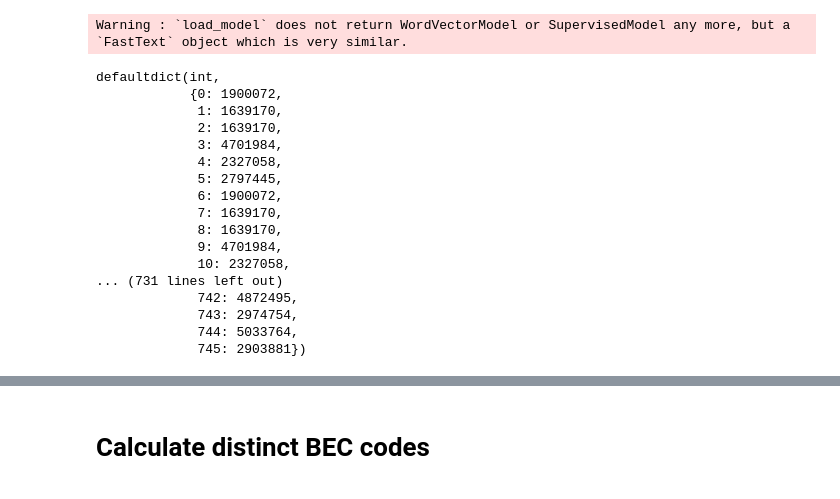
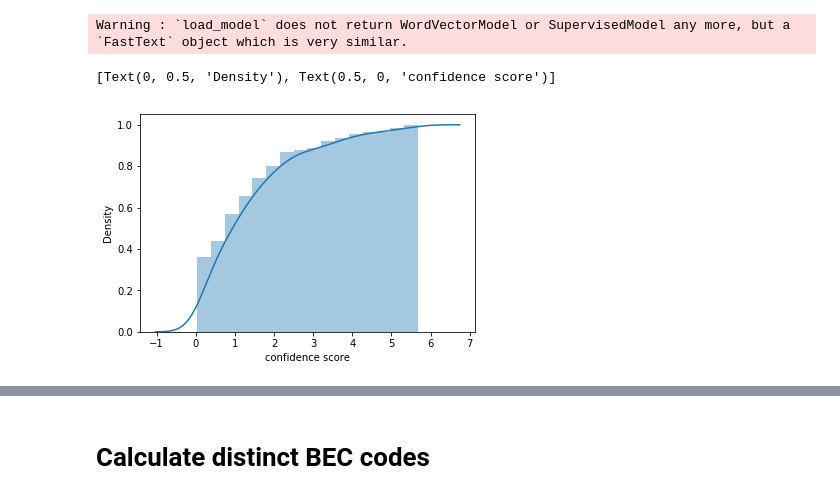
Before and after one commit to xc2450/matching_products, a Jupyter notebook: matching.ipynb, the cells around one changed output, grey strips where cells are left out. Cells and saved outputs as stored; diff of their text form; code cells hidden in the pictures.

Commit message:
added matching algorithm

```diff
--- a/matching.ipynb
+++ b/matching.ipynb
@@ -108,31 +110,49 @@ def match_BEC(s,l):
     for bec in l:
         temp = [i for i in bec[1] if i not in stopwords]
         scores[bec[0]] = jaccard(s,temp)
-    return max(scores.items(), key=operator.itemgetter(1))[0]
-
+    sorted_dict = sorted(scores.items(), key=operator.itemgetter(1))
+    if len(sorted_dict) > 1 and sorted_dict[-2][1] != 0:
+        conf_score = (sorted_dict[-1][1]-sorted_dict[-2][1])/sorted_dict[-2][1]
+    elif len(sorted_dict) > 1 and sorted_dict[-2][1] == 0 and sorted_dict[-1][1] != 0:
+        conf_score = 1000
+    elif len(sorted_dict) > 1 and sorted_dict[-2][1] == 0 and sorted_dict[-1][1] == 0:
+        conf_score = 0
+    else:
+        conf_score = np.nan
+    return max(scores.items(), key=operator.itemgetter(1))[0], conf_score
 match_dict = defaultdict(int)
+conf_scores = defaultdict(float)
 for index,row in sample.iterrows():
     descr = row['descr_prod'].split()
     unit = row['unid_comercial'].split()
     s = descr+unit
-    match_dict[index] = match_BEC(s,cod_dict[row['CODIGOLICITACAO']])
+    match_dict[index],conf_scores[index] = match_BEC(s,cod_dict[row['CODIGOLICITACAO']])
-# %%
-match_dict
-# %% [output]
-defaultdict(int,
-            {0: 1900072,
-             1: 1639170,
-             2: 1639170,
-             3: 4701984,
-             4: 2327058,
-             5: 2797445,
-             6: 1900072,
-             7: 1639170,
-             8: 1639170,
-             9: 4701984,
-             10: 2327058,
-... (731 lines left out)
-             742: 4872495,
-             743: 2974754,
-             744: 5033764,
-             745: 2903881})
+# %%
+count_nan = 0
+count_max = 0
+count_0 = 0
+other_scores = []
+for i in conf_scores.values():
+    if math.isnan(i):
+        count_nan+=1
+    elif i==1000:
+        count_max+=1
+    elif i==0:
+        count_0+=1
+    else:
+        other_scores.append(i)
+# %%
+import numpy as np
+import pandas as pd
+import seaborn as sns
+import matplotlib.pyplot as plt
+
+# ax = sns.histplot(x=other_scores)
+# ax.set(xlabel='confidence score')
+
+kwargs = {'cumulative': True}
+ax = sns.distplot(other_scores, hist_kws=kwargs, kde_kws=kwargs)
+ax.set(xlabel='confidence score', ylabel='Density')
+# %% [output]
+[Text(0, 0.5, 'Density'), Text(0.5, 0, 'confidence score')]
+[figure, added]
```
Also changed, not shown: parts of 4 cells of this notebook.
